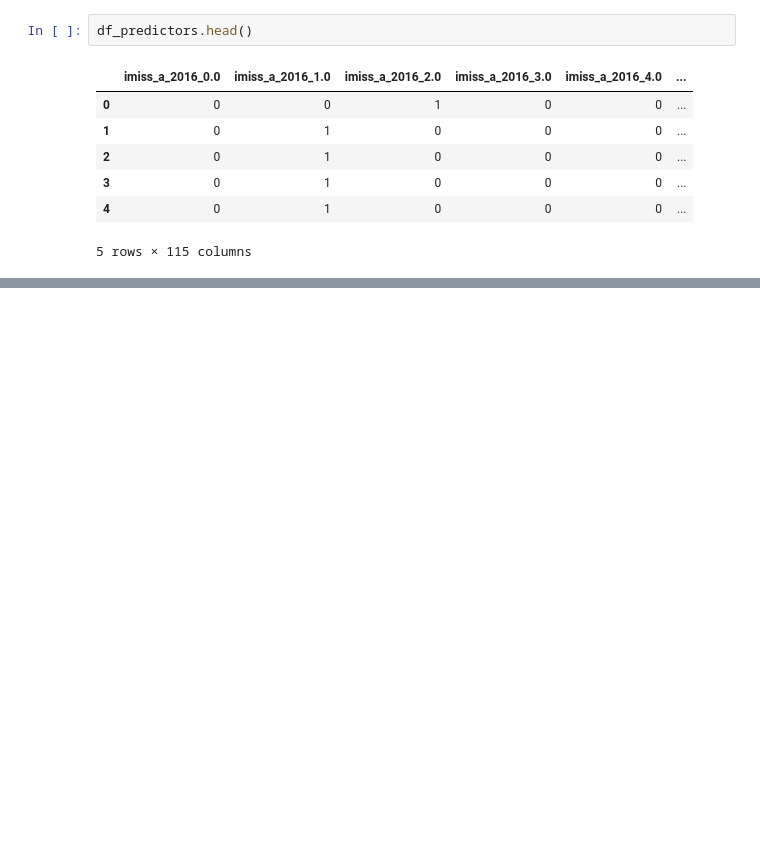
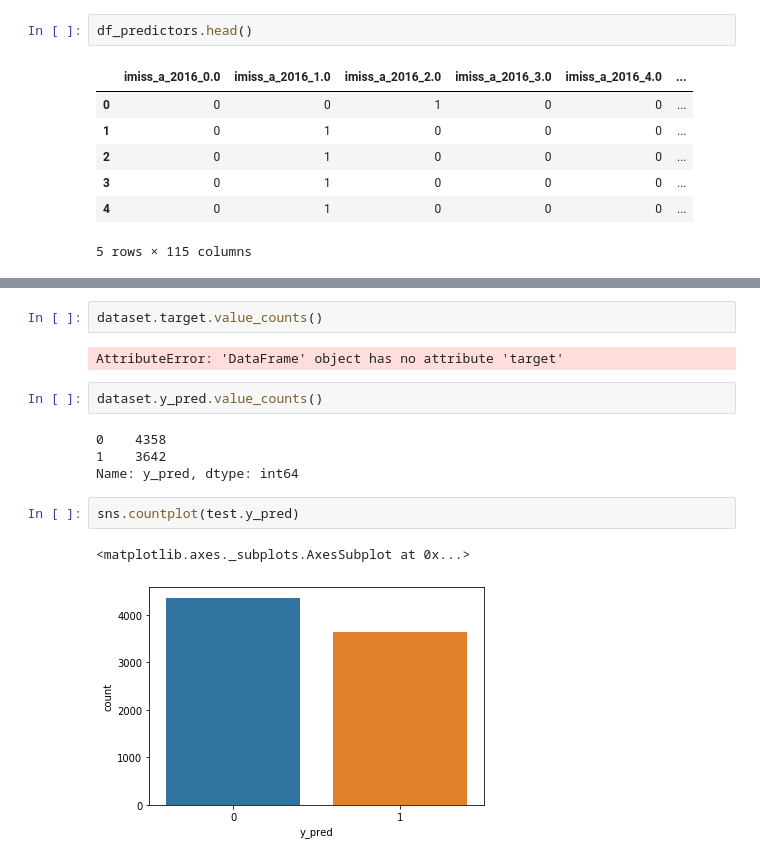
Before and after one commit to ali0003433/predict-by-issue-prioritization, a Jupyter notebook: clean-and-feature-eng.ipynb, the cells around one changed output, grey strips where cells are left out. Cells and saved outputs as stored; diff of their text form; blank space fills up the shorter version.

```diff
--- a/clean-and-feature-eng.ipynb
+++ b/clean-and-feature-eng.ipynb
@@ -76,0 +134,15 @@ df_predictors.head()
+# %%
+dataset.target.value_counts()
+# %% [output]
+AttributeError: 'DataFrame' object has no attribute 'target'
+# %%
+dataset.y_pred.value_counts()
+# %% [output]
+0    4358
+1    3642
+Name: y_pred, dtype: int64
+# %%
+sns.countplot(test.y_pred)
+# %% [output]
+<matplotlib.axes._subplots.AxesSubplot at 0x...>
+[figure, added]
```
Also changed, not shown: parts of 18 cells of this notebook.
